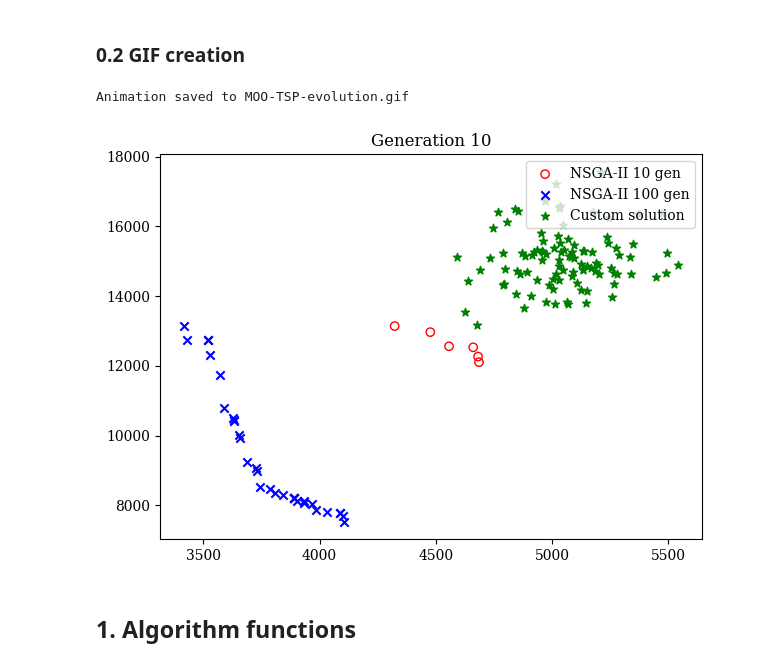
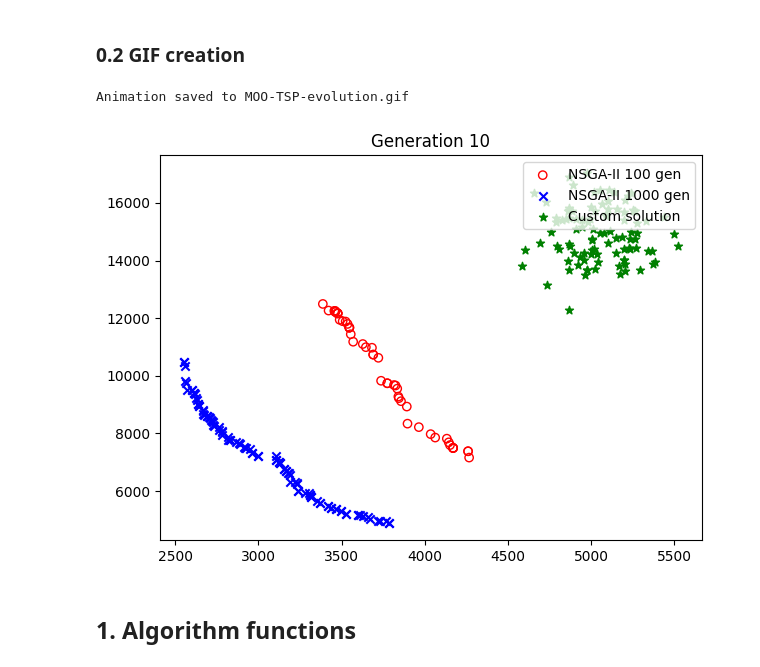
Before and after one commit to pintamonas4575/BIOCOMP-project-MAADM-UPM, a Jupyter notebook: MOO-TSP.ipynb, the cells around one changed output. Drawn from its saved outputs; the diff is of its cells as text; code cells hidden in the pictures.

```diff
--- a/MOO-TSP.ipynb
+++ b/MOO-TSP.ipynb
@@ -56,11 +56,11 @@ problem = TSPProblem(n_cities=100)
 algorithm = NSGA2(pop_size=100)
 res = minimize(problem,
                algorithm,
-               ('n_gen', 10),
+               ('n_gen', 100),
                verbose=False)
 res2 = minimize(problem,
                 algorithm,
-                ('n_gen', 100),
+                ('n_gen', 1000),
                 verbose=False)
 
 np.random.seed(None) # Reset random seed for custom solution
@@ -104,11 +105,10 @@ def plot_pareto_front_animation(generations_data: list[np.ndarray], save_path: s
         ax.set_title(f"Generation {frame + 1}")
         solution = generations_data[frame]
 
-        ax.scatter(res.F[:, 0], res.F[:, 1], color='red', facecolor='none', marker='o', label="NSGA-II 10 gen")
-        ax.scatter(res2.F[:, 0], res2.F[:, 1], color='blue', marker='x', label="NSGA-II 100 gen")
+        ax.scatter(res.F[:, 0], res.F[:, 1], color='red', facecolor='none', marker='o', label="NSGA-II 100 gen")
+        ax.scatter(res2.F[:, 0], res2.F[:, 1], color='blue', marker='x', label="NSGA-II 1000 gen")
         ax.scatter(solution[:, 0], solution[:, 1], c='green', marker="*", label="Custom solution")
         ax.legend(loc='upper right')
-
 
     ani = FuncAnimation(fig, update, frames=len(generations_data), interval=interval)
     ani.save(save_path, writer='pillow')
@@ -116,17 +116,17 @@ def plot_pareto_front_animation(generations_data: list[np.ndarray], save_path: s
 # %%
 number_of_cities = 100
 number_of_individuals = 100
 
 generations_data = []
 for i in range(10):
     population = np.array([np.random.permutation(number_of_cities) for _ in range(number_of_individuals)])
     fitnesses = problem.evaluate(population)
     generations_data.append(fitnesses)
 
-plot_pareto_front_animation(generations_data, save_path="MOO-TSP-evolution.gif")
+plot_pareto_front_animation(generations_data, save_path="MOO-TSP-prueba.gif")
 # %% [output]
 Animation saved to MOO-TSP-evolution.gif
-[figure, old version]
+[figure, new version]
 # %% [markdown]
 ## **1. Algorithm functions**
 # %% [markdown]
```
Also changed, not shown: parts of 10 cells of this notebook, 13 other files.
